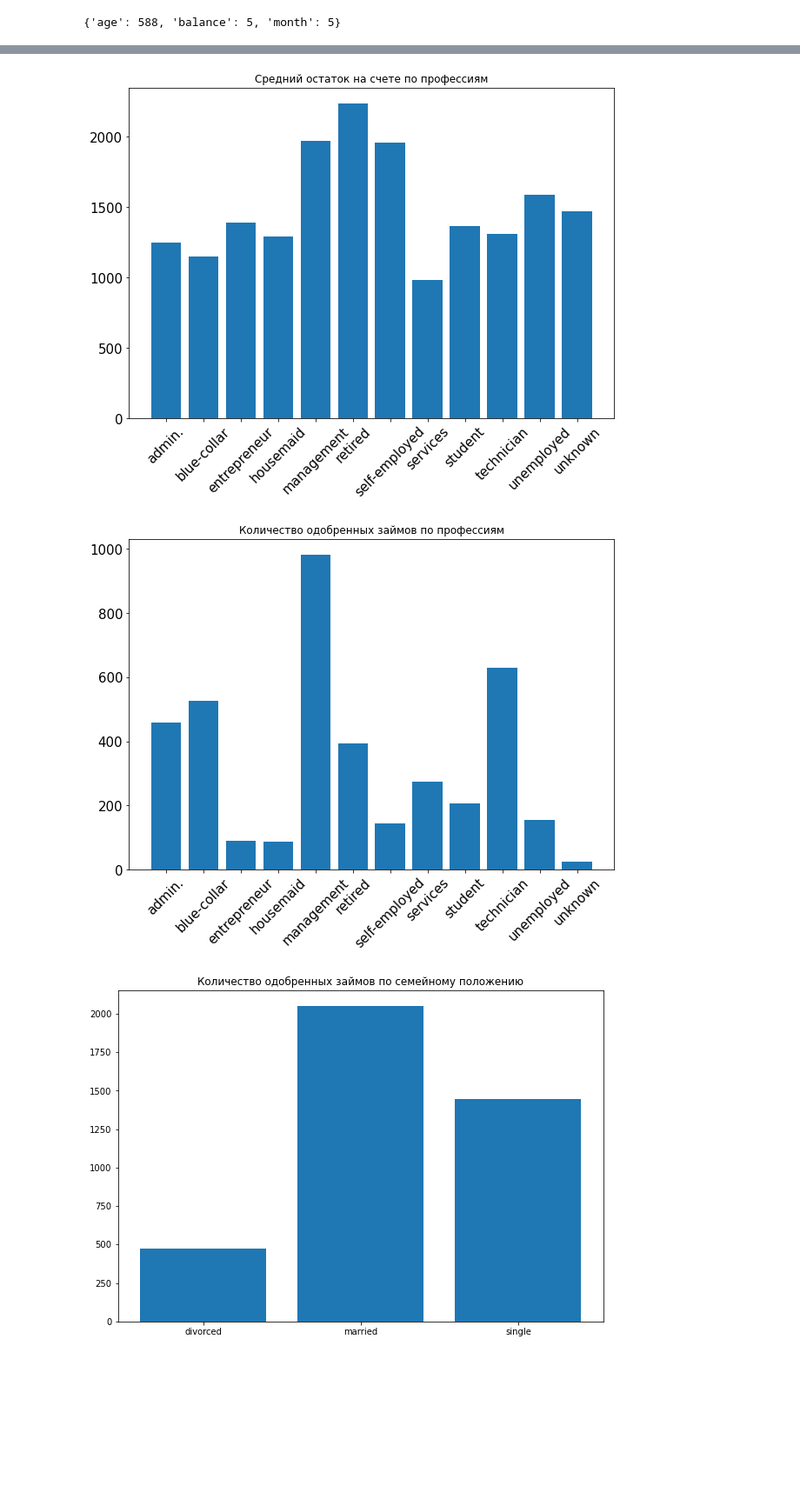
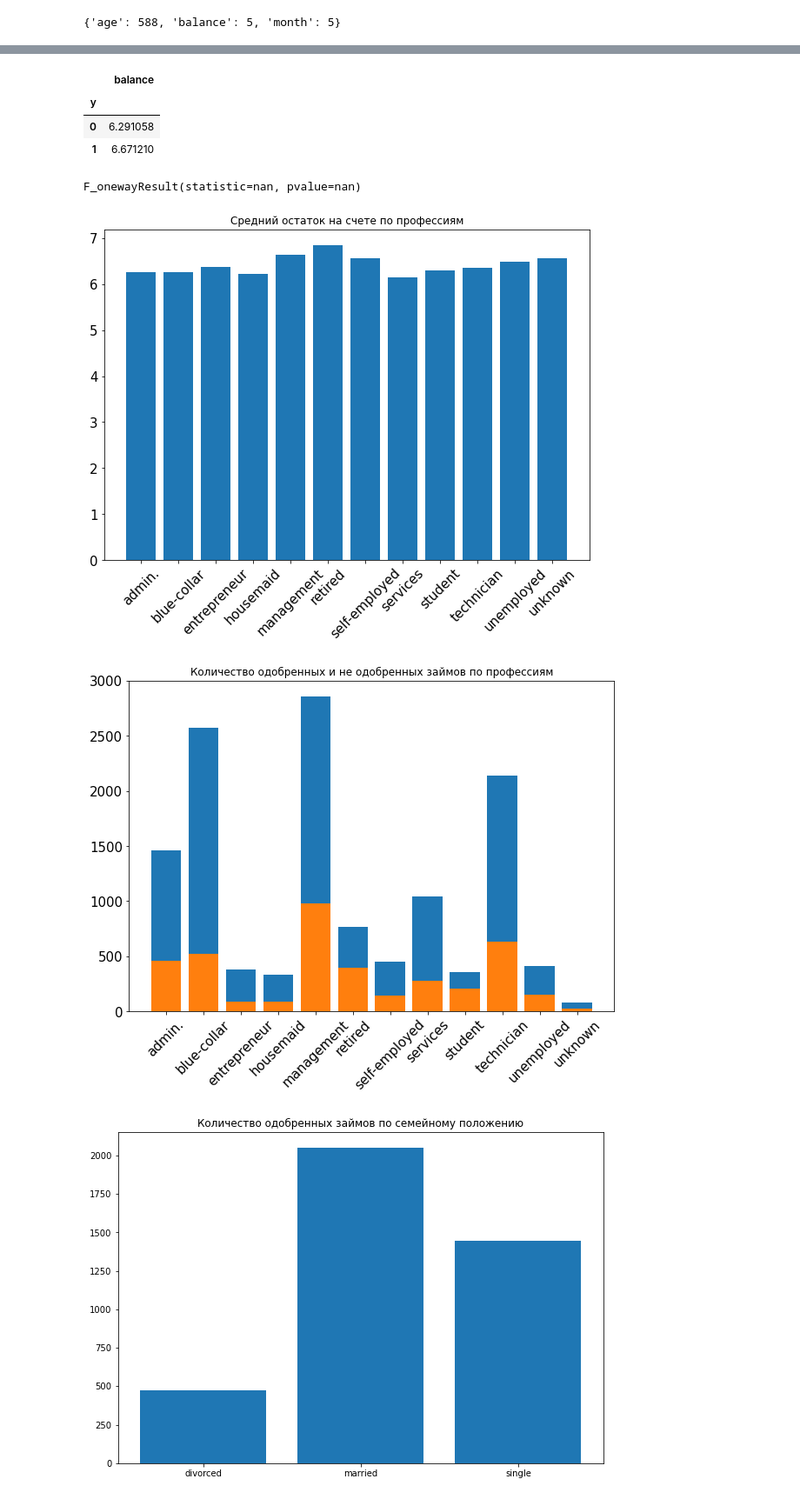
Before and after one commit to IYuminov/assessment_for_MFO, a Jupyter notebook: ml_assessment.ipynb, the cells around one changed output, grey strips where cells are left out. Shown: that part at 87% size. Drawn from its saved outputs; the diff is of its cells as text; code cells hidden in the pictures; blank space fills up the shorter version.

```diff
--- a/ml_assessment.ipynb
+++ b/ml_assessment.ipynb
@@ -111,3 +68,14 @@ for i in num_obj[1:]:
+# %%
+# отрицательный баланс в отдельную переменную
+df['balance_negative'] = df['balance'][(df['balance'] < 0)]
+df['balance_negative'] = df['balance_negative'].fillna(0)
+
+# меняю -1 на 0
+df.loc[(df['pdays'] < 0), 'pdays'] = 0
+
+# нормирую переменную баланс
+df.loc[(df['balance'] < 0), 'balance'] = 0
+df['balance'] = df['balance'][df['balance'] > 0].apply(lambda x: np.log(x))
 # %%
 # группировка по ID переменных типа object
 job = df.groupby('job')[['ID']].count()
@@ -160,8 +146,5 @@ plt.bar(month.index, month["ID"]);
 # %%
 # пропущеное значение месяца заменяю на unknown
 df['month'] = df['month'].fillna('unknown')
-# %%
-# заменил значения в pdays, где с клиентом связывались с -1 на 0
-df.loc[(df['pdays'] < 0), ('pdays')] = 0
 # %%
 is_null_dict = df.isna().sum().to_dict()
@@ -208,3 +157,22 @@ df.groupby('ID')[['pdays', 'previous']].sum()
+# %%
+# DataFrame с переменной 'balance' и 'y'
+df_balance = pd.DataFrame(df['balance'])
+df_for_stat_test = pd.concat((df_balance, Y), axis=1)
+
+# среднее переменной 'balance' сгрупированной по переменной 'y'
+df_for_stat_test.groupby('y').mean()
+# %% [output]
+|  | balance |
+| y |  |
+| 0 | 6.291058 |
+| 1 | 6.671210 |
+# %%
+# однофакторный ANOVA тест для выборок с у == 1 и у == 0
+from scipy.stats import f_oneway
+print(f_oneway(df_for_stat_test[df_for_stat_test['y'] == 1]['balance'], df_for_stat_test[df_for_stat_test['y'] == 0]['balance'].fillna(0)))
+# -> различия статистически значимы
+# %% [output]
+F_onewayResult(statistic=nan, pvalue=nan)
 # %%
 job_balance = df.groupby('job')[['balance']].mean()
 
@@ -214,18 +182,21 @@ plt.bar(job_balance.index, job_balance["balance"])
 plt.xticks(rotation=45)
 plt.tick_params(labelsize = 15);
 # %% [output]
-[figure, old version]
+[figure, new version]
 # %%
-df_y_1 = df[df['y'] == 1]
+df_y_1 = df[df['y'] == 1] # одобренные займы
+
 job_y = df_y_1.groupby('job')[['y']].count()
+job_y1 = df.groupby('job')[['y']].count()
 
 plt.figure(figsize=(10, 7))
-plt.title('Количество одобренных займов по профессиям')
+plt.title('Количество одобренных и не одобренных займов по профессиям')
+plt.bar(job_y1.index, job_y1["y"])
 plt.bar(job_y.index, job_y["y"])
 plt.xticks(rotation=45)
 plt.tick_params(labelsize = 15);
 # %% [output]
-[figure, old version]
+[figure, new version]
 # %%
 marital_y1 = df_y_1.groupby('marital')[['y']].count()
 
```
Also changed, not shown: parts of 33 cells of this notebook.
